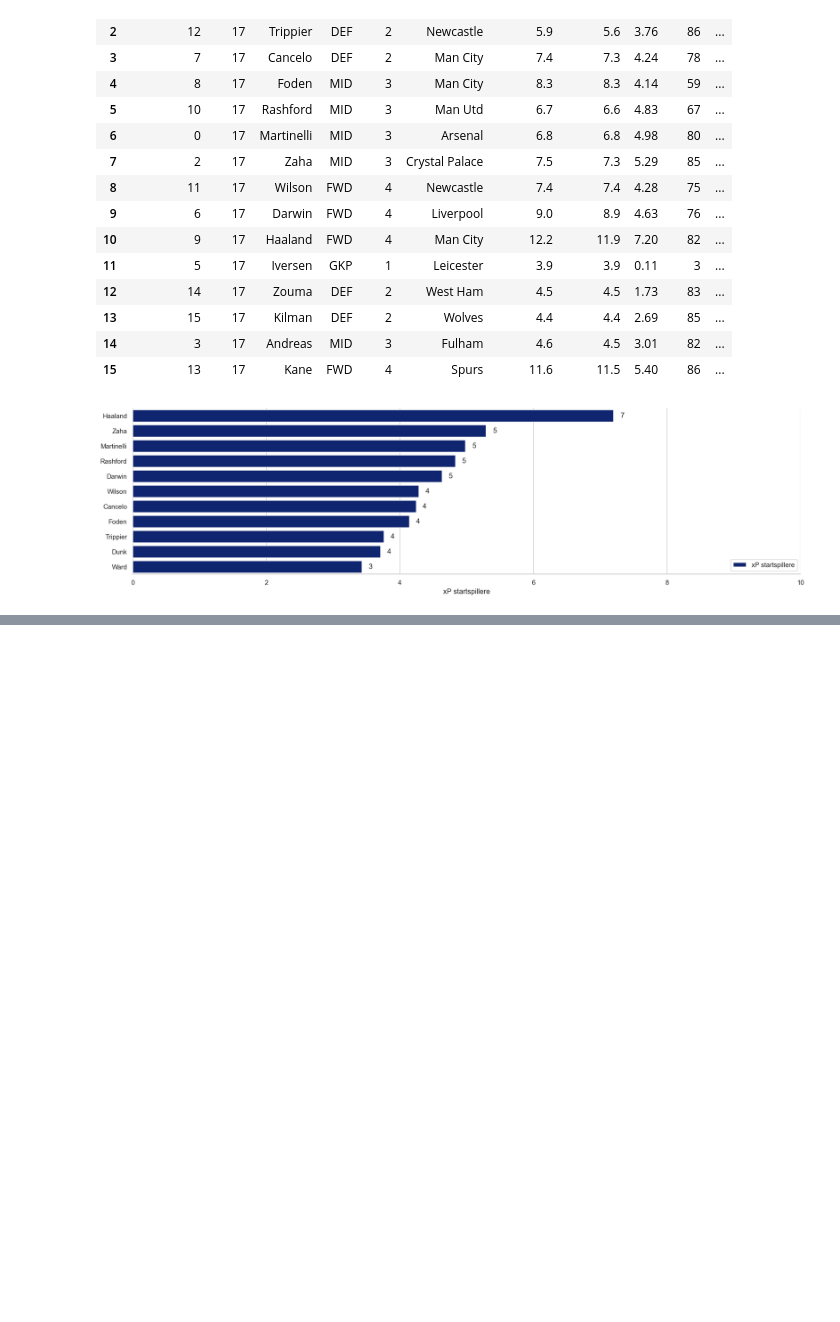
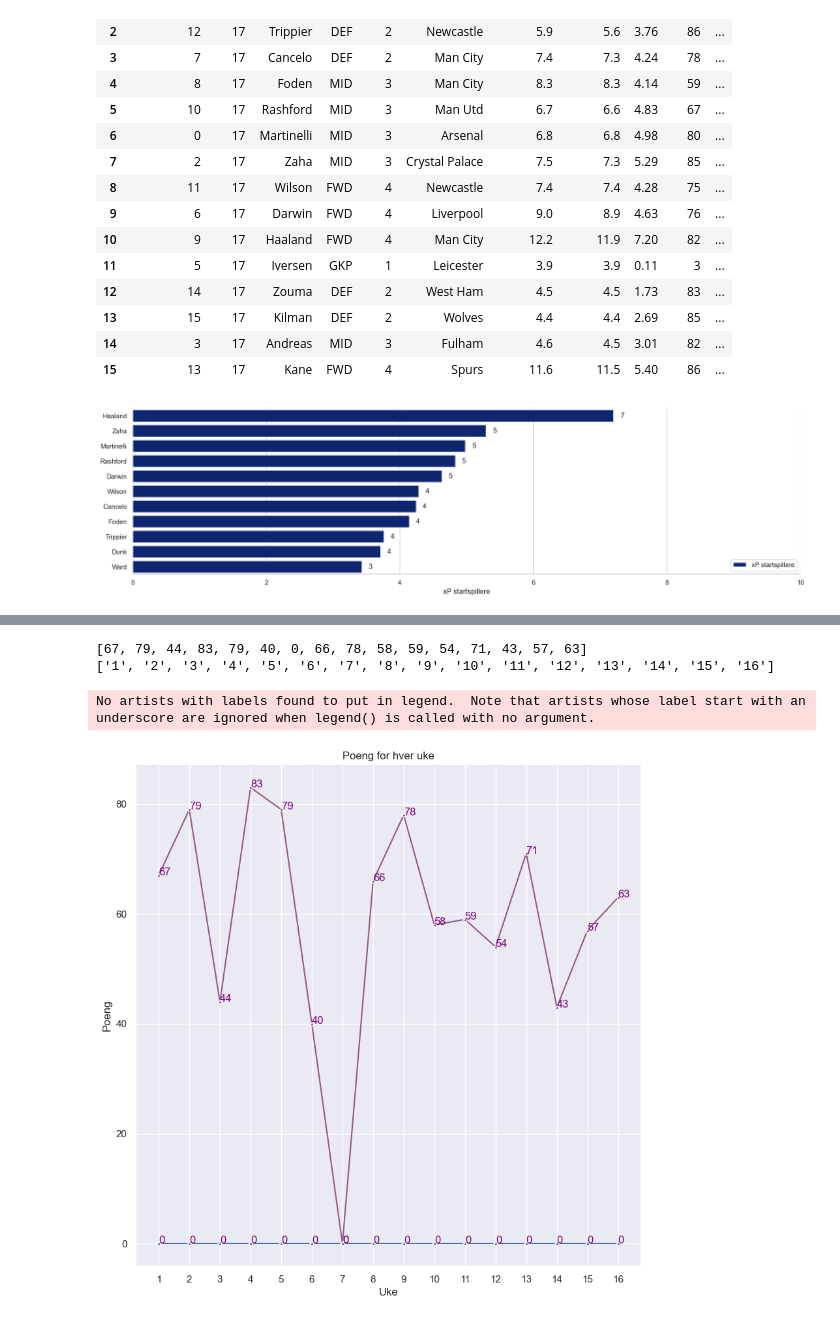
Before and after one commit to eireye/fpl, a Jupyter notebook: Notebook/visualisere.ipynb, the cells around one changed output, grey strips where cells are left out. Drawn from its saved outputs; the diff is of its cells as text; code cells hidden in the pictures; blank space fills up the shorter version.

Commit message:
Made output file, more work

```diff
--- a/Notebook/visualisere.ipynb
+++ b/Notebook/visualisere.ipynb
@@ -105,0 +102,11 @@ my_team_data["entry_history"]["points"]
+# %%
+points=[]
+Week=[]
+def get_team_points(week, id):
+    team_id = id
+    current_week = str(week)
+    url = "https://fantasy.premierleague.com/api/entry/"+team_id+"/event/"+current_week+"/picks/"
+    my_team_data = requests.get(url)
+    my_team_data = my_team_data.json()
+    Week.append(current_week)
+    points.append(my_team_data["entry_history"]["points"])
@@ -105,0 +116,44 @@ my_team_data["entry_history"]["points"]
+# %%
+print(points)
+print(Week)
+faktiske_poeng={"Uke":Week, "Poeng":points}
+# %% [output]
+[67, 79, 44, 83, 79, 40, 0, 66, 78, 58, 59, 54, 71, 43, 57, 63]
+['1', '2', '3', '4', '5', '6', '7', '8', '9', '10', '11', '12', '13', '14', '15', '16']
+# %%
+df_poeng_xP = pd.DataFrame(faktiske_poeng)
+df_poeng_xP.set_index("Uke", inplace=True)
+df_poeng_xP["xP"]= xP
+df_poeng_xP.to_csv("../output/Poengsammendrag")
+# %%
+sns.set_theme(style="white", palette="pastel")
+
+# sns.lineplot(data=df_poeng_xP, x="Uke", y="Poeng")
+
+# Add a legend and informative axis label
+ax.legend(ncol=1, loc="lower right", frameon=True)
+# ax.set(xlim=) her setter jeg størrelsen på figure. Aksen går her fra 0 til 100
+ax.set(xlim=(0, 10),  ylabel= "Poeng", xlabel="xP startspillere")
+
+sns.despine(left=True, bottom=False)
+
+# plot line graph
+sns.set(rc={"figure.figsize":(10,10)})
+ax = sns.lineplot(data=df_poeng_xP, x="Uke", y="Poeng" ,marker="*", color="#965786")
+ax1 = sns.lineplot(data=df_poeng_xP, x="Uke", y="xP" ,marker="*")
+ax.set(title="Poeng for hver uke")# label points on the plot
+for x, y in zip(df_poeng_xP["Uke"], df_poeng_xP["Poeng"]):
+ # the position of the data label relative to the data point can be adjusted by adding/subtracting a value from the x &/ y coordinates
+        plt.text(x = x, # x-coordinate position of data label
+        y = y, # y-coordinate position of data label, adjusted to be 150 below the data point
+        s = "{:.0f}".format(y), # data label, formatted to ignore decimals
+        color = "purple") # set colour of line
+for x, y in zip(df_poeng_xP["Uke"], df_poeng_xP["xP"]):
+ # the position of the data label relative to the data point can be adjusted by adding/subtracting a value from the x &/ y coordinates
+        plt.text(x = x, # x-coordinate position of data label
+        y = y, # y-coordinate position of data label, adjusted to be 150 below the data point
+        s = "{:.0f}".format(y), # data label, formatted to ignore decimals
+        color = "purple") # set colour of line
+# %% [output]
+No artists with labels found to put in legend.  Note that artists whose label start with an underscore are ignored when legend() is called with no argument.
+[figure, added]
```
Also changed, not shown: parts of 7 cells of this notebook, 3 other files.
